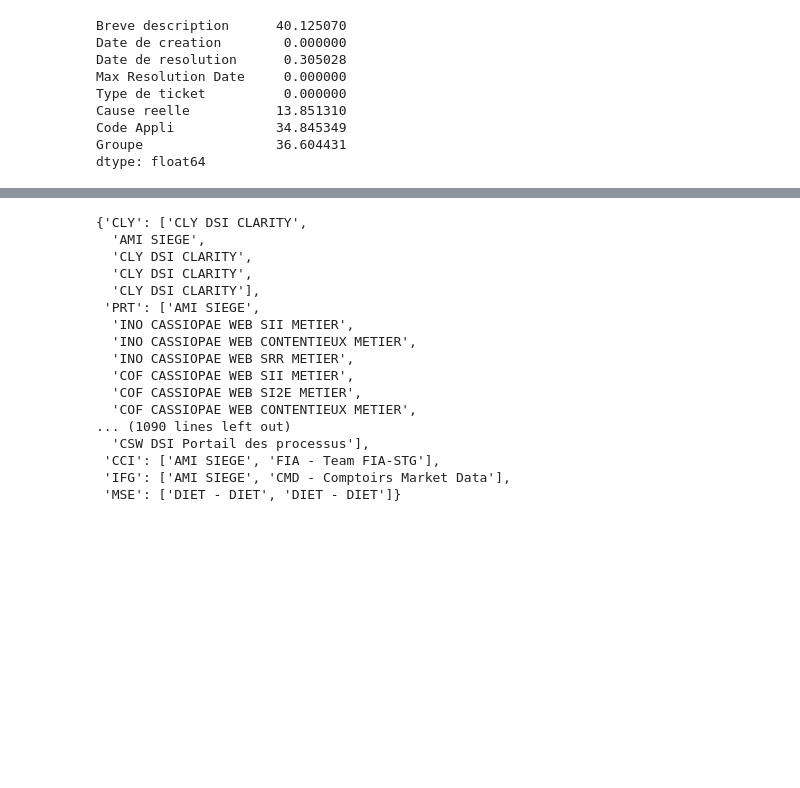
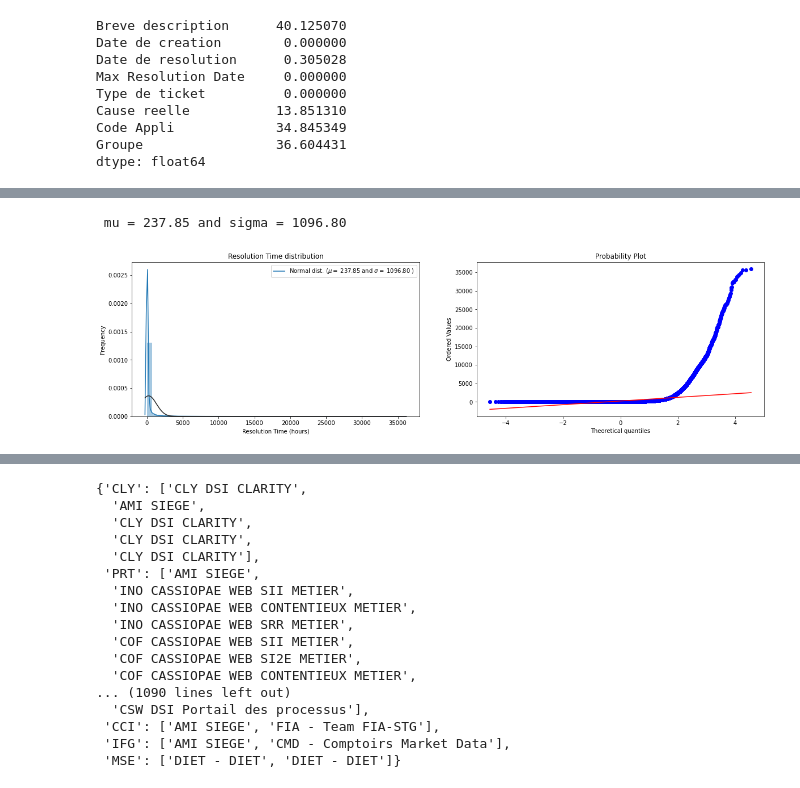
Before and after one commit to hbaieb77/PFEEE, a Jupyter notebook: model3.ipynb, the cells around one changed output, grey strips where cells are left out. Cells and saved outputs as stored; diff of their text form; code cells hidden in the pictures; blank space fills up the shorter version.

```diff
--- a/model3.ipynb
+++ b/model3.ipynb
@@ -129,2 +199,4 @@ df_resolu['Cleaned description'] = df_resolu['Breve description'].apply(clean_te
+# %%
+df_resolu =  df_resolu[(df_resolu['Cleaned description']=='' ) == False]
 # %%
 df_resolu.drop(columns=['Breve description' ] , inplace=True)
@@ -181,3 +251,6 @@ Cleaned description     0.000000
 dtype: float64
 # %%
 df_knn['Cause reelle'].fillna('Pas de cause' , inplace=True)
+# %%
+df_knn_1 = df_knn.copy()
+df_knn_1.drop(columns=['Groupe'],inplace=True)
@@ -183,0 +263,43 @@ df_knn['Cause reelle'].fillna('Pas de cause' , inplace=True)
+# %%
+df_knn_1_time = df_knn_1.copy()
+df_knn_1_time['Max Resolution Date'] = pd.to_datetime(df_knn_1_time['Max Resolution Date'])
+
+df_knn_1_time['Creation Day'] = df_knn_1_time['Date de creation'].dt.day
+df_knn_1_time['Creation Month'] = df_knn_1_time['Date de creation'].dt.month
+df_knn_1_time['Creation Year'] = df_knn_1_time['Date de creation'].dt.year
+df_knn_1_time['Creation Hour'] = df_knn_1_time['Date de creation'].dt.hour
+df_knn_1_time['Creation Minute'] = df_knn_1_time['Date de creation'].dt.minute
+
+# Extract day, month, and year from 'Max Resolution Date'
+df_knn_1_time['Max Resolution Day'] = df_knn_1_time['Max Resolution Date'].dt.day
+df_knn_1_time['Max Resolution Month'] = df_knn_1_time['Max Resolution Date'].dt.month
+df_knn_1_time['Max Resolution Year'] = df_knn_1_time['Max Resolution Date'].dt.year
+# %%
+df_knn_1_time.drop(columns=['Date de creation'  , 'Date de resolution' , 'Max Resolution Date'] , inplace=True)
+# %%
+from scipy import stats
+
+from scipy.stats import norm, skew
+import statistics as stat
+
+def plot_dist(df , col ) :
+    plt.figure(figsize=(20,5)    )
+    plt.subplot(1,2,1)
+
+    sns.distplot(df[col] , fit=norm);
+
+    (mu, sigma) = norm.fit(df[col])
+    print( '\n mu = {:.2f} and sigma = {:.2f}\n'.format(mu, sigma))
+
+    plt.legend(['Normal dist. ($\mu=$ {:.2f} and $\sigma=$ {:.2f} )'.format(mu, sigma)],
+                loc='best')
+    plt.ylabel('Frequency')
+    plt.title('Resolution Time distribution')
+
+    plt.subplot(1,2,2)
+    res = stats.probplot(df[col], plot=plt)
+    plt.show()
+plot_dist(df_knn_1_time , 'Resolution Time (hours)' )
+# %% [output]
+ mu = 237.85 and sigma = 1096.80
+[figure, added]
```
Also changed, not shown: parts of 37 cells of this notebook, 5 other files.
